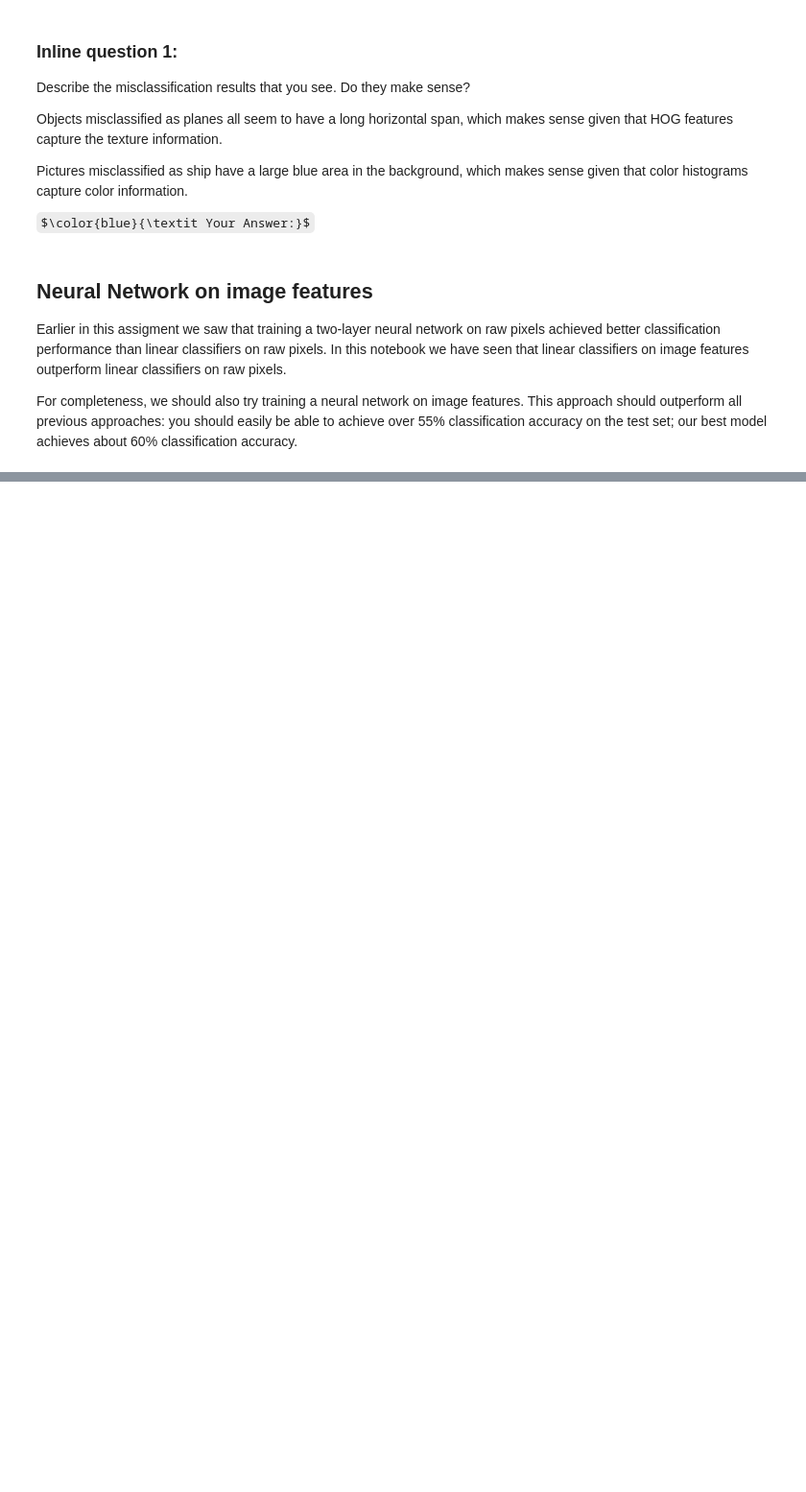
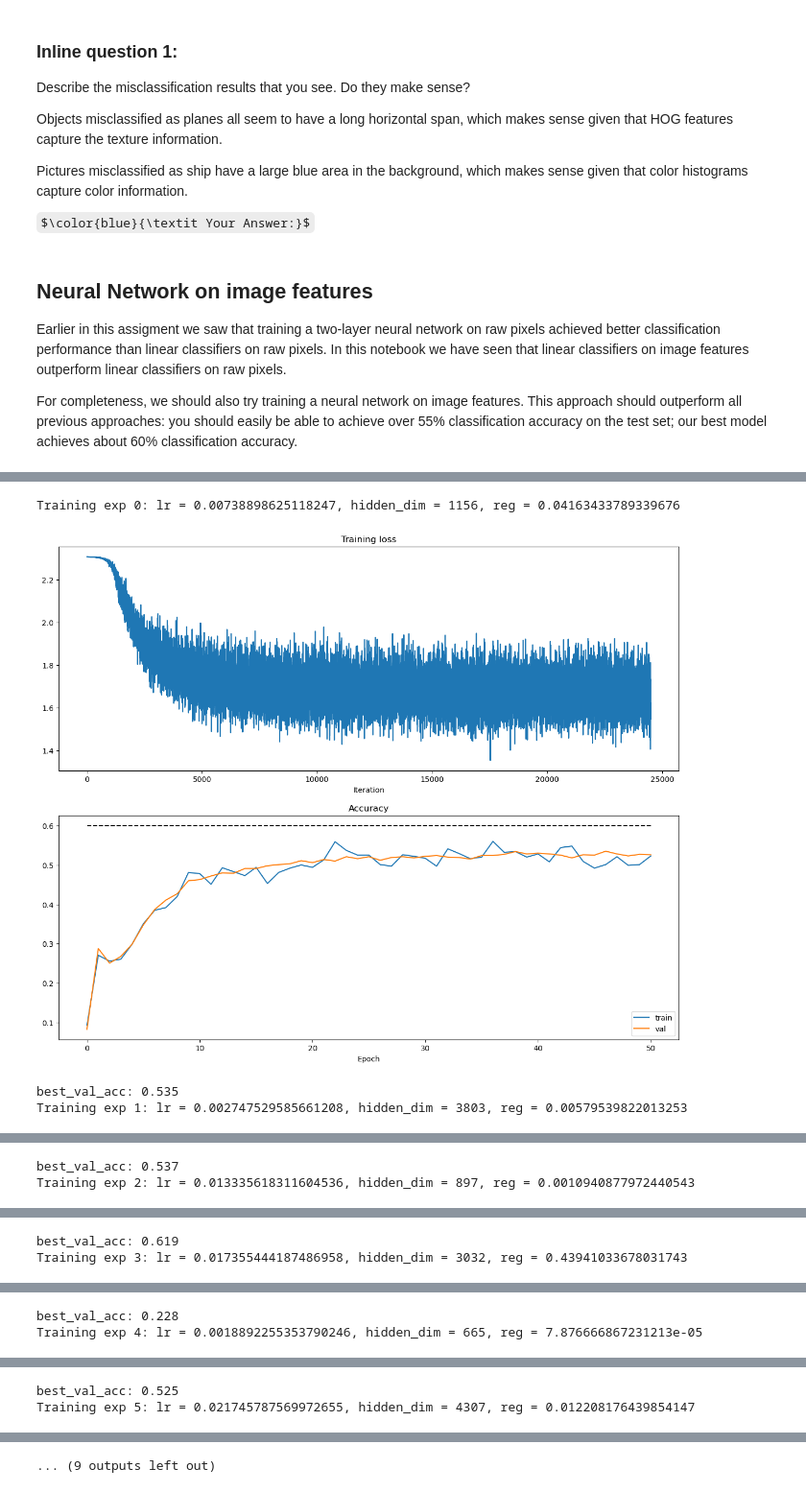
Before and after one commit to mingfei-li/stanford-cs231n-assignments, a Jupyter notebook: assignment1/features.ipynb, the cells around one changed output, grey strips where cells are left out. Shown at 96% size. Saved outputs shown, nothing was run; the diff lists cells and outputs as text; code cells hidden in the pictures; some formulas as TeX source; blank space fills up the shorter version.

```diff
--- a/assignment1/features.ipynb
+++ b/assignment1/features.ipynb
@@ -308,0 +399,64 @@ if solver.best_val_acc > best_val_acc:
+# %%
+from cs231n.classifiers.fc_net import TwoLayerNet
+from cs231n.solver import Solver
+
+input_dim = X_train_feats.shape[1]
+hidden_dim = 500
+num_classes = 10
+
+data = {
+    'X_train': X_train_feats,
+    'y_train': y_train,
+    'X_val': X_val_feats,
+    'y_val': y_val,
+    'X_test': X_test_feats,
+    'y_test': y_test,
+}
+
+best_net = None
+
+################################################################################
+# TODO: Train a two-layer neural network on image features. You may want to    #
+# cross-validate various parameters as in previous sections. Store your best   #
+# model in the best_net variable.                                              #
+################################################################################
+# *****START OF YOUR CODE (DO NOT DELETE/MODIFY THIS LINE)*****
+
+best_val_acc = -1
+
+for i in range(10):
+    lr = 10 ** np.random.uniform(-3, -1)
+    hidden_dim = np.random.randint(500, 5000)
+    reg = 10 ** np.random.uniform(-5, 0)
+
+    print(f'Training exp {i}: lr = {lr}, hidden_dim = {hidden_dim}, reg = {reg}')
+    net = TwoLayerNet(input_dim, hidden_dim, num_classes, reg=reg)
+    solver = Solver(net, data, optim_config={'learning_rate': lr}, num_epochs=50, verbose=False)
+    solver.train()
+
+    plt.subplot(2, 1, 1)
+    plt.title('Training loss')
+    plt.plot(solver.loss_history)
+    plt.xlabel('Iteration')
+    plt.subplot(2, 1, 2)
+    plt.title('Accuracy')
+    plt.plot(solver.train_acc_history, label='train')
+    plt.plot(solver.val_acc_history, label='val')
+    plt.plot([0.6] * len(solver.val_acc_history), 'k--')
+    plt.xlabel('Epoch')
+    plt.legend(loc='lower right')
+    plt.gcf().set_size_inches(15, 12)
+    plt.show()
+
+    print(f'best_val_acc: {solver.best_val_acc}')
+
+    if solver.best_val_acc > best_val_acc:
+        best_val_acc = solver.best_val_acc
+        best_net = solver.model
+
+# *****END OF YOUR CODE (DO NOT DELETE/MODIFY THIS LINE)*****
+# %% [output]
+Training exp 0: lr = 0.00738898625118247, hidden_dim = 1156, reg = 0.04163433789339676
+[figure, added]
+best_val_acc: 0.535
+Training exp 1: lr = 0.002747529585661208, hidden_dim = 3803, reg = 0.00579539822013253
@@ -308,0 +464,2 @@ if solver.best_val_acc > best_val_acc:
+best_val_acc: 0.537
+Training exp 2: lr = 0.013335618311604536, hidden_dim = 897, reg = 0.0010940877972440543
@@ -308,0 +467,2 @@ if solver.best_val_acc > best_val_acc:
+best_val_acc: 0.619
+Training exp 3: lr = 0.017355444187486958, hidden_dim = 3032, reg = 0.43941033678031743
@@ -308,0 +470,2 @@ if solver.best_val_acc > best_val_acc:
+best_val_acc: 0.228
+Training exp 4: lr = 0.0018892255353790246, hidden_dim = 665, reg = 7.876666867231213e-05
@@ -308,0 +473,2 @@ if solver.best_val_acc > best_val_acc:
+best_val_acc: 0.525
+Training exp 5: lr = 0.021745787569972655, hidden_dim = 4307, reg = 0.012208176439854147
@@ -309,3 +476,4 @@ if solver.best_val_acc > best_val_acc:
+... (9 outputs left out)
 # %%
 # Run your best neural net classifier on the test set. You should be able
 # to get more than 55% accuracy.
```
Also changed, not shown: parts of 8 cells of this notebook.
